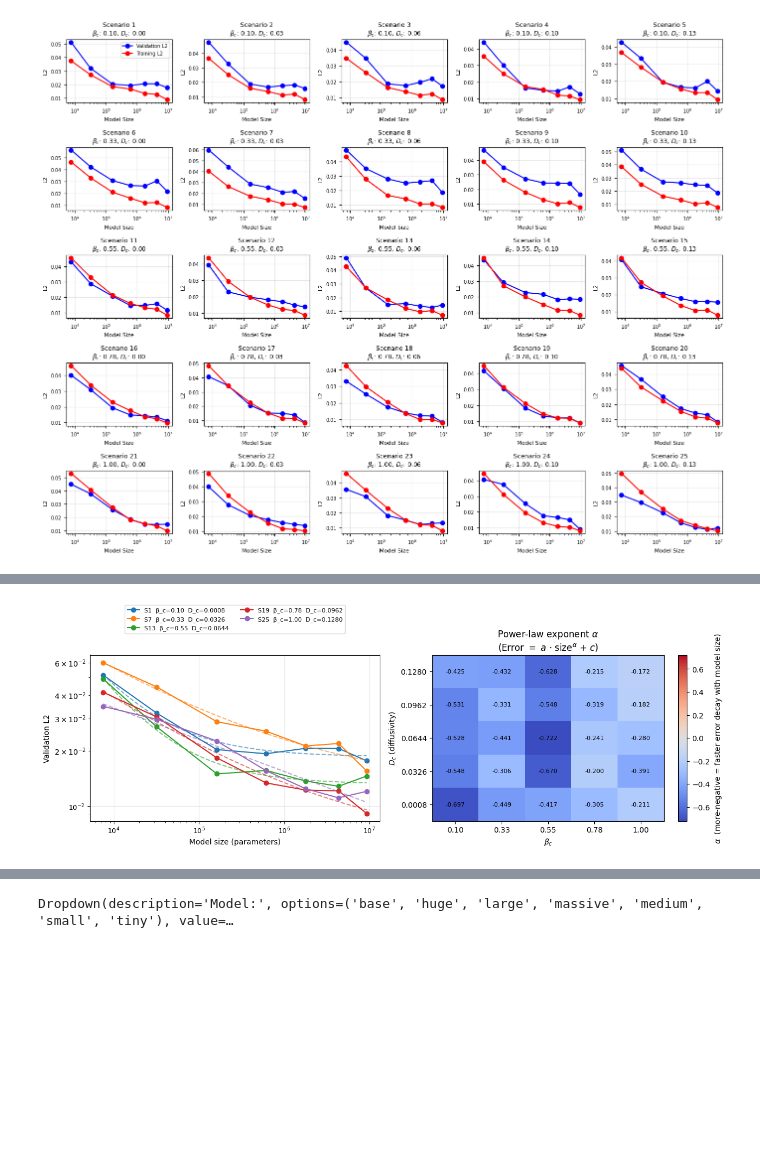
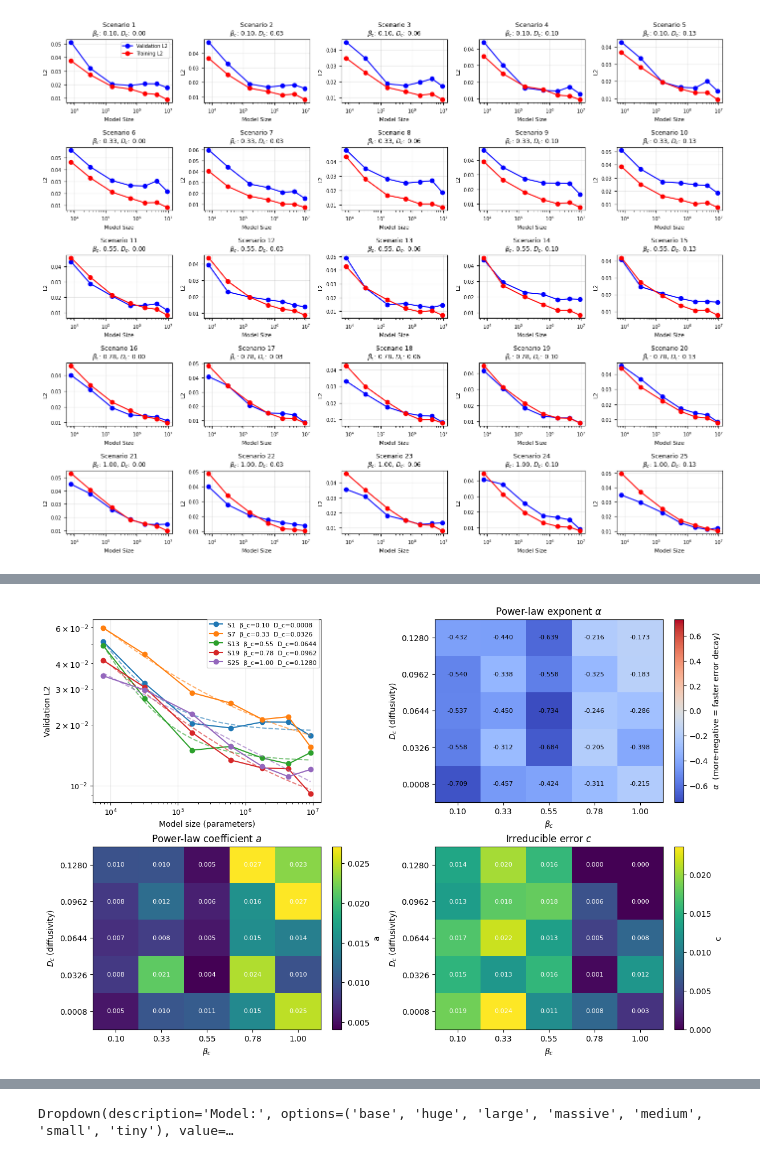
Before and after one commit to arpit-kapoor/gw_henry_fno, a Jupyter notebook: notebooks/compare_preds_targets.ipynb, the cells around one changed output, grey strips where cells are left out. Drawn from its saved outputs; the diff is of its cells as text; code cells hidden in the pictures; blank space fills up the shorter version.

```diff
--- a/notebooks/compare_preds_targets.ipynb
+++ b/notebooks/compare_preds_targets.ipynb
@@ -331,9 +331,12 @@ Scenario: 05, file: scenario_05_huge_val_final_step.npz, slice: y=10
 # Grid Scenarios
 # %%
 import os
+from datetime import datetime
 grid_results_dir = Path(os.path.expanduser("~/Projects/groundwater/results/fno_henry_results/training_08_dynamic/"))
 grid_results_csv = grid_results_dir / "scenarios_run_000003_fno_sweep_per_scenario_results.csv"
 grid_results_df = pd.read_csv(grid_results_csv)
+grid_results_df.timestamp = pd.to_datetime(grid_results_df.timestamp)
+grid_results_df = grid_results_df.loc[grid_results_df.timestamp < datetime(2026, 5, 14)]
 grid_results_df.head()
 # %% [output]
 |  | timestamp | scenario_collection | validation_tag | scenario_name | model_size_label | hidden_channels | ... |
@@ -426,6 +429,9 @@ Scenarios found in CSV: ['scenario_01', 'scenario_02', 'scenario_03', 'scenario_
 # %%
 from scipy.optimize import curve_fit
 import matplotlib.ticker as mticker
+import pandas as pd
+import numpy as np
+import matplotlib.pyplot as plt
 
 # ── Helper functions ──────────────────────────────────────────────────────────
 # Choose a reference size near the center of your logarithmic range
@@ -488,9 +494,14 @@ for scenario in scenario_list:
 
 # ── Plot ──────────────────────────────────────────────────────────────────────
 
-fig, (ax_curves, ax_heat) = plt.subplots(1, 2, figsize=(13, 5))
+# Enable constrained layout to prevent elements from cramming/overlapping
+fig = plt.figure(figsize=(12, 8), constrained_layout=True)
+ax_curves = plt.subplot2grid((2, 2), (0, 0))
+ax_heat_alpha = plt.subplot2grid((2, 2), (0, 1))
+ax_heat_a = plt.subplot2grid((2, 2), (1, 0))
+ax_heat_c = plt.subplot2grid((2, 2), (1, 1))
 
-# Left: sampled scenarios with power-law fit overlay
+# Top: sampled scenarios with power-law fit overlay
 lines, labels = [], []
 for rec in records[::6]:
     line, = ax_curves.plot(rec["sizes"], rec["errors"], marker="o",
@@ -507,50 +518,50 @@ ax_curves.set_xscale("log")
 ax_curves.set_yscale("log")
 ax_curves.grid(True, alpha=0.3)
 ax_curves.tick_params(labelsize=9)
-ax_curves.legend(lines, labels, fontsize=8, loc="upper center",
-                 bbox_to_anchor=(0.5, 1.30), ncol=2, borderaxespad=0.)
+ax_curves.legend(lines, labels, fontsize=8, loc="upper left",
+                 bbox_to_anchor=(0.5, 1.0), ncol=1, borderaxespad=0.)
 
+# Bottom: heatmaps of a, α, and c over the (β_c, D_c) parameter space
+params = ["alpha", "a", "c"]
+axes = [ax_heat_alpha, ax_heat_a, ax_heat_c]
+titles = [
+    "Power-law exponent $\\alpha$",
+    "Power-law coefficient $a$",
+    "Irreducible error $c$"
+]
 
-selected_param = "alpha"
+for param, ax, title in zip(params, axes, titles):
+    pivot = (pd.DataFrame({"beta_c": [r["beta_c"] for r in records],
+                            "diffc":  [r["diffc"]  for r in records],
+                            "val":    [r[param]  for r in records]})
+               .pivot_table(index="diffc", columns="beta_c", values="val")
+               .sort_index())
 
-# Right: heatmap of α over the (β_c, D_c) parameter space
-pivot = (pd.DataFrame({"beta_c": [r["beta_c"] for r in records],
-                        "diffc":  [r["diffc"]  for r in records],
-                        "alpha":  [r["alpha"]  for r in records],
-                        "a":      [r["a"]      for r in records],
-                        "c":      [r["c"]      for r in records],})
-           .pivot_table(index="diffc", columns="beta_c", values=selected_param)
-           .sort_index())
+    beta_c_ticks, diffc_ticks = pivot.columns.values, pivot.index.values
+    Z = pivot.values
 
-beta_c_ticks, diffc_ticks = pivot.columns.values, pivot.index.values
-Z = pivot.values
+    if param == "alpha":
+        vabs = np.nanmax(np.abs(Z))
+        pcm = ax.pcolormesh(_pcolormesh_edges(beta_c_ticks), _pcolormesh_edges(diffc_ticks), Z,
+                             cmap="coolwarm", vmin=-vabs, vmax=vabs, shading="flat")
+    else:
+        pcm = ax.pcolormesh(_pcolormesh_edges(beta_c_ticks), _pcolormesh_edges(diffc_ticks), Z,
+                             cmap="viridis", shading="flat")
 
-vabs = np.nanmax(np.abs(Z))
-pcm = ax_heat.pcolormesh(_pcolormesh_edges(beta_c_ticks), _pcolormesh_edges(diffc_ticks), Z,
-                         cmap="coolwarm", vmin=-vabs, vmax=vabs, shading="flat")
+    for i, dc in enumerate(diffc_ticks):
+        for j, bc in enumerate(beta_c_ticks):
+            if not np.isnan(Z[i, j]):
+                ax.text(bc, dc, f"{Z[i, j]:.3f}", ha="center", va="center", fontsize=8,
+                        color="white" if param != "alpha" else "black")
 
-for i, dc in enumerate(diffc_ticks):
-    for j, bc in enumerate(beta_c_ticks):
-        if not np.isnan(Z[i, j]):
-            ax_heat.text(bc, dc, f"{Z[i, j]:.3f}", ha="center", va="center", fontsize=8)
+    ax.set(xlabel="$\\beta_c$", ylabel="$D_c$ (diffusivity)", title=title)
+    ax.set_xticks(beta_c_ticks)
+    ax.set_yticks(diffc_ticks)
+    ax.xaxis.set_major_formatter(mticker.FormatStrFormatter("%.2f"))
+    ax.yaxis.set_major_formatter(mticker.FormatStrFormatter("%.4f"))
 
+    label = param if param != "alpha" else "$\\alpha$  (more-negative = faster error decay)"
+    plt.colorbar(pcm, ax=ax, label=label)
 
-if selected_param == "a":
-    title = "Power-law coefficient $a$\n(Error $\\equal$ $a$ $\cdot$ size$^{\\alpha}$ + $c$)"
-else:
-    title = "Power-law exponent $\\alpha$\n(Error $\\equal$ $a$ $\cdot$ size$^{\\alpha}$ + $c$)"
-
-ax_heat.set(xlabel="$\\beta_c$", ylabel="$D_c$ (diffusivity)", title=title)
-ax_heat.set_xticks(beta_c_ticks)
-ax_heat.set_yticks(diffc_ticks)
-ax_heat.xaxis.set_major_formatter(mticker.FormatStrFormatter("%.2f"))
-ax_heat.yaxis.set_major_formatter(mticker.FormatStrFormatter("%.4f"))
-
-if selected_param == "a":
-    plt.colorbar(pcm, ax=ax_heat, label="$a$")
-else:
-    plt.colorbar(pcm, ax=ax_heat, label="$\\alpha$  (more-negative = faster error decay with model size)")
-
-plt.tight_layout()
 plt.show()
 # %% [output]
@@ -574,4 +585,4 @@ Scenario 25  β_c=1.00  D_c=0.1280  α=-0.1722 a=0.0229 c=0.0000
-[figure, old version]
+[figure, new version]
 # %%
 grid_results_df.groupby('model_size_label').agg(
     n_layers=pd.NamedAgg(column='n_layers', aggfunc='mean')
```
Also changed, not shown: parts of 6 cells of this notebook.
